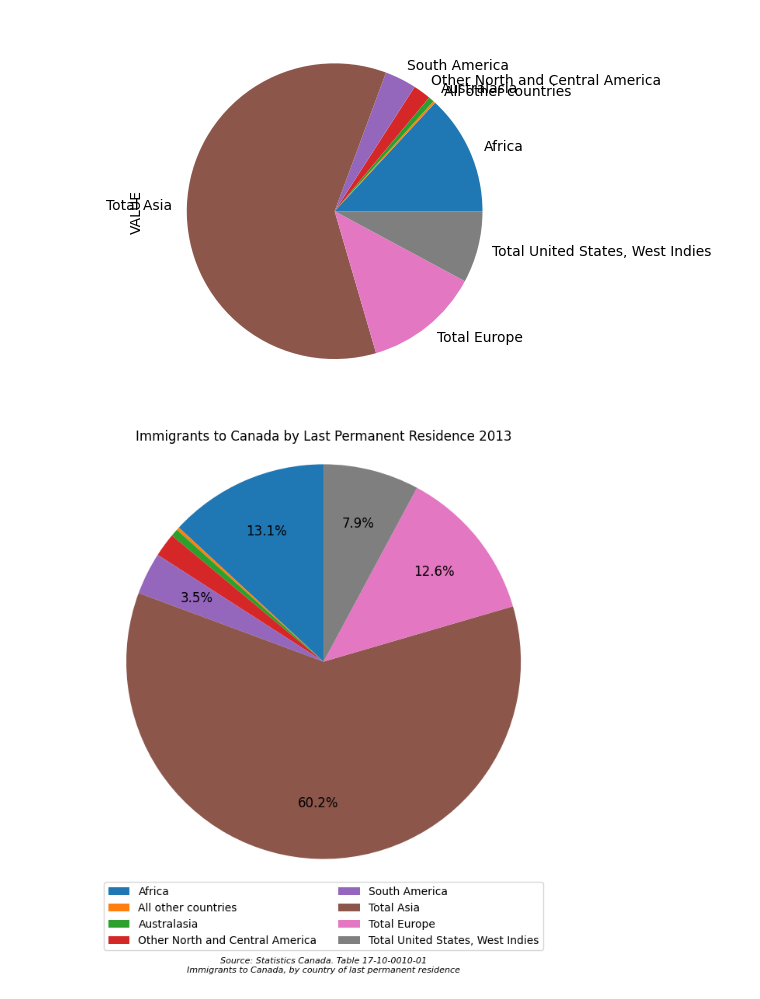
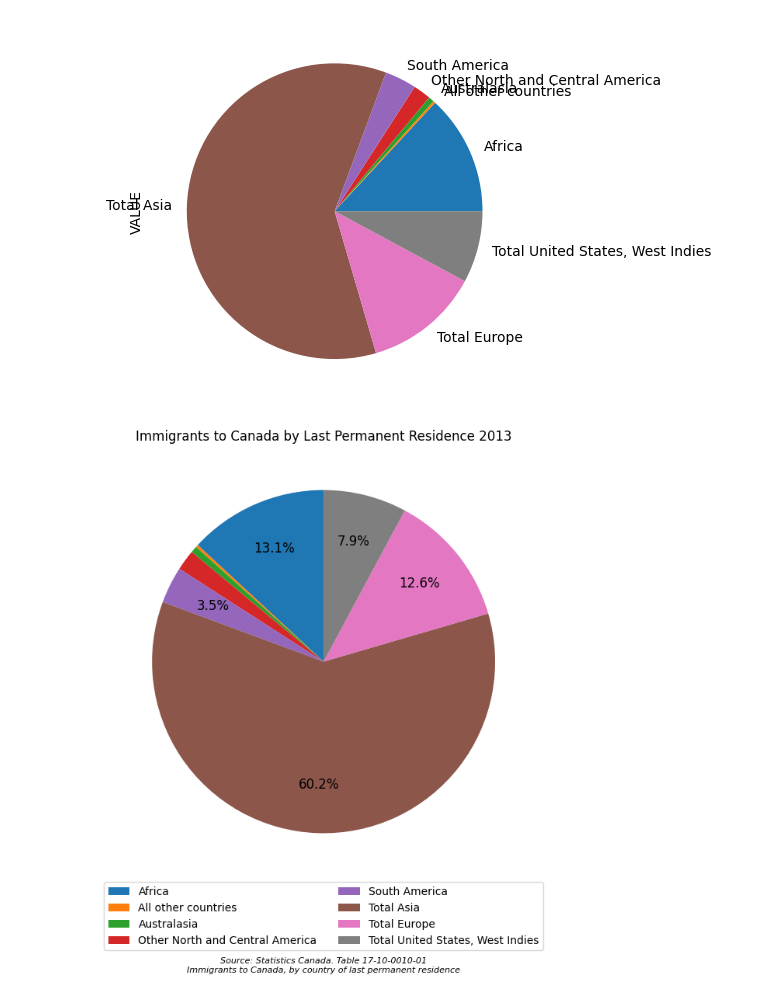
Before and after one commit to yrmo/gcinfo, a Jupyter notebook: immigrants-country-of-origin-1955-2013.ipynb, the cells around one changed output. Cells and saved outputs as stored; diff of their text form; code cells hidden in the pictures.

```diff
--- a/immigrants-country-of-origin-1955-2013.ipynb
+++ b/immigrants-country-of-origin-1955-2013.ipynb
@@ -126,7 +126,7 @@ wedges, texts, autotexts = ax.pie(
     autopct=autopct_format,
     startangle=90,
     pctdistance=0.72,
-    radius=1.15
+    radius=1
 )
 
 for autotext in autotexts:
@@ -214,36 +214,36 @@ wedges, texts, autotexts = ax.pie(
     autopct=autopct_format,
     startangle=90,
     pctdistance=0.72,
-    radius=1.15
+    radius=1
 )
 
 # Make percentage text a bit smaller and clearer
 for autotext in autotexts:
     autotext.set_fontsize(12)
     autotext.set_color("black")
 
 ax.legend(
     wedges,
     df["Last permanent residence"],
     title=None,
     loc="upper center",
     bbox_to_anchor=(0.5, -0.001),
     ncol=2,
     frameon=True
 )
 
 ax.set_title("Immigrants to Canada by Last Permanent Residence 2013")
 
 plt.figtext(
     0.5, -0.02,
     "Source: Statistics Canada. Table 17-10-0010-01\nImmigrants to Canada, by country of last permanent residence",
     ha="center",
     fontsize=8,
     style="italic"
 )
 
 plt.subplots_adjust(bottom=0.22)
 plt.tight_layout()
 plt.show()
 # %% [output]
-[figure, old version]
+[figure, new version]
```
Also changed, not shown: parts of 1 cell of this notebook.
